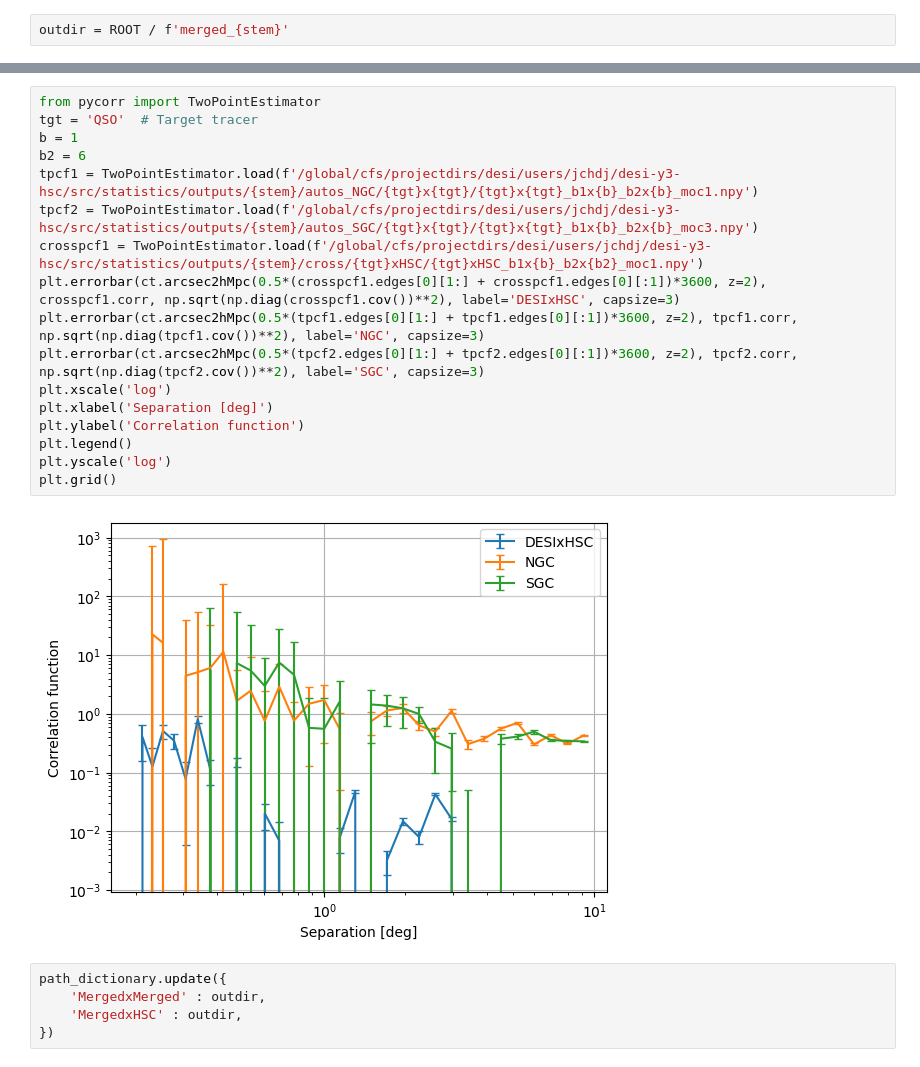
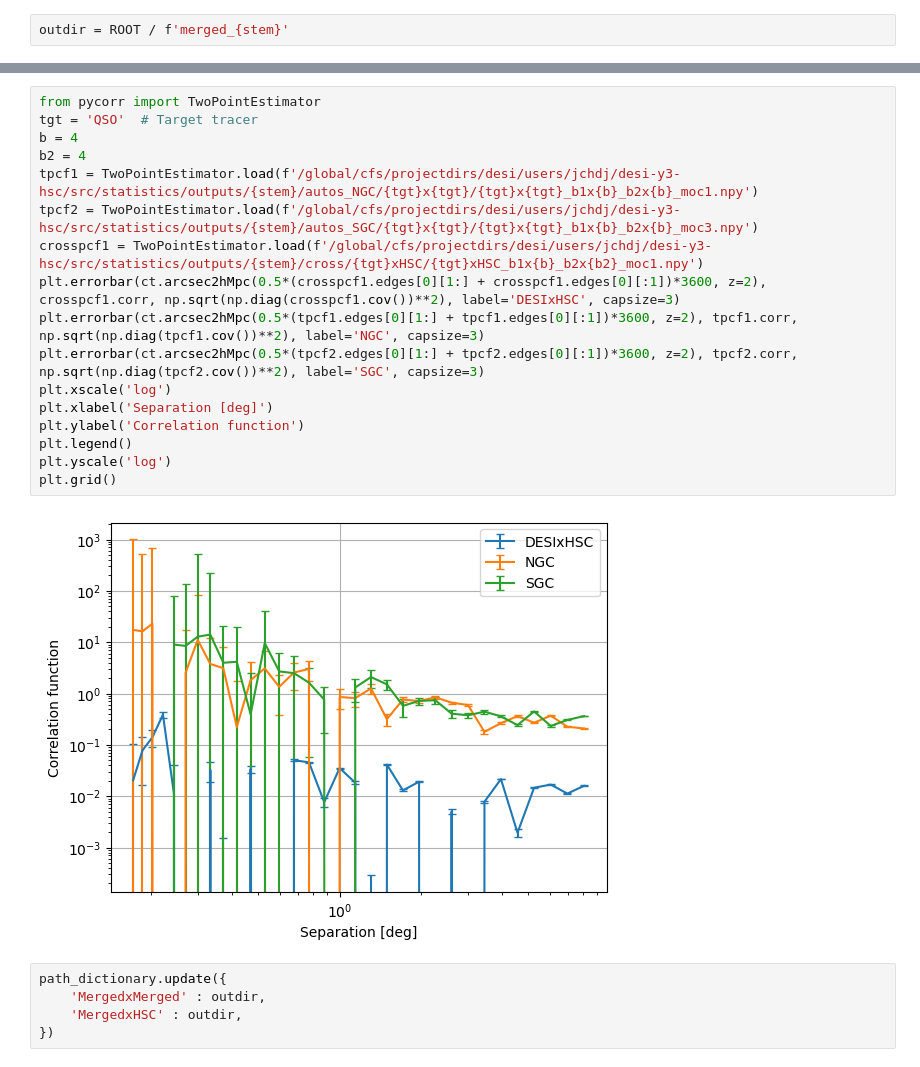
Before and after one commit to JeanCHDJdev/desi-y3-hsc, a Jupyter notebook: src/statistics/merged_results.ipynb, the cells around one changed output, grey strips where cells are left out. Saved outputs shown, nothing was run; the diff lists cells and outputs as text.

```diff
--- a/src/statistics/merged_results.ipynb
+++ b/src/statistics/merged_results.ipynb
@@ -114,22 +119,22 @@ Processing redshift bin 60 (Completion : 96.83%)
 # %%
 from pycorr import TwoPointEstimator
 tgt = 'QSO'  # Target tracer
-b = 1
-b2 = 6
+b = 4
+b2 = 4
 tpcf1 = TwoPointEstimator.load(f'/global/cfs/projectdirs/desi/users/jchdj/desi-y3-hsc/src/statistics/outputs/{stem}/autos_NGC/{tgt}x{tgt}/{tgt}x{tgt}_b1x{b}_b2x{b}_moc1.npy')
 tpcf2 = TwoPointEstimator.load(f'/global/cfs/projectdirs/desi/users/jchdj/desi-y3-hsc/src/statistics/outputs/{stem}/autos_SGC/{tgt}x{tgt}/{tgt}x{tgt}_b1x{b}_b2x{b}_moc3.npy')
 crosspcf1 = TwoPointEstimator.load(f'/global/cfs/projectdirs/desi/users/jchdj/desi-y3-hsc/src/statistics/outputs/{stem}/cross/{tgt}xHSC/{tgt}xHSC_b1x{b}_b2x{b2}_moc1.npy')
 plt.errorbar(ct.arcsec2hMpc(0.5*(crosspcf1.edges[0][1:] + crosspcf1.edges[0][:1])*3600, z=2), crosspcf1.corr, np.sqrt(np.diag(crosspcf1.cov())**2), label='DESIxHSC', capsize=3)
 plt.errorbar(ct.arcsec2hMpc(0.5*(tpcf1.edges[0][1:] + tpcf1.edges[0][:1])*3600, z=2), tpcf1.corr, np.sqrt(np.diag(tpcf1.cov())**2), label='NGC', capsize=3)
 plt.errorbar(ct.arcsec2hMpc(0.5*(tpcf2.edges[0][1:] + tpcf2.edges[0][:1])*3600, z=2), tpcf2.corr, np.sqrt(np.diag(tpcf2.cov())**2), label='SGC', capsize=3)
 plt.xscale('log')
 plt.xlabel('Separation [deg]')
 plt.ylabel('Correlation function')
 plt.legend()
 plt.yscale('log')
 plt.grid()
 # %% [output]
-[figure, old version]
+[figure, new version]
 # %%
 path_dictionary.update({
     'MergedxMerged' : outdir,
```
Also changed, not shown: parts of 16 cells of this notebook, 8 other files.
